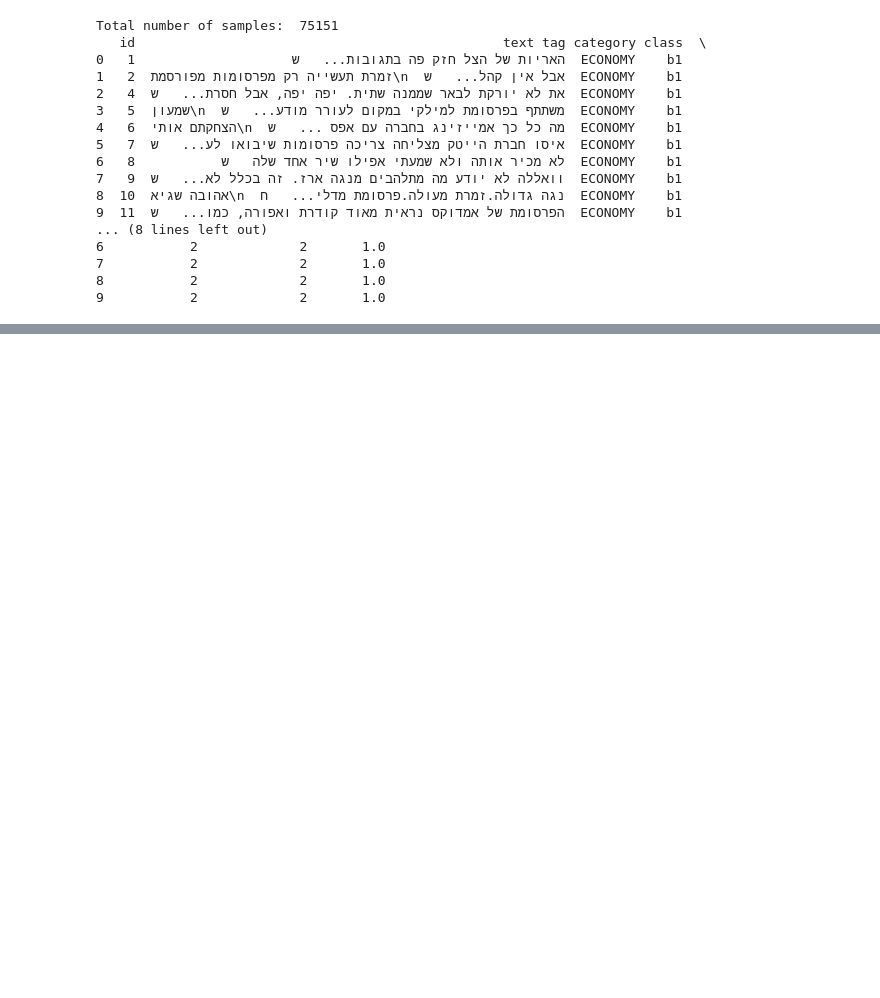
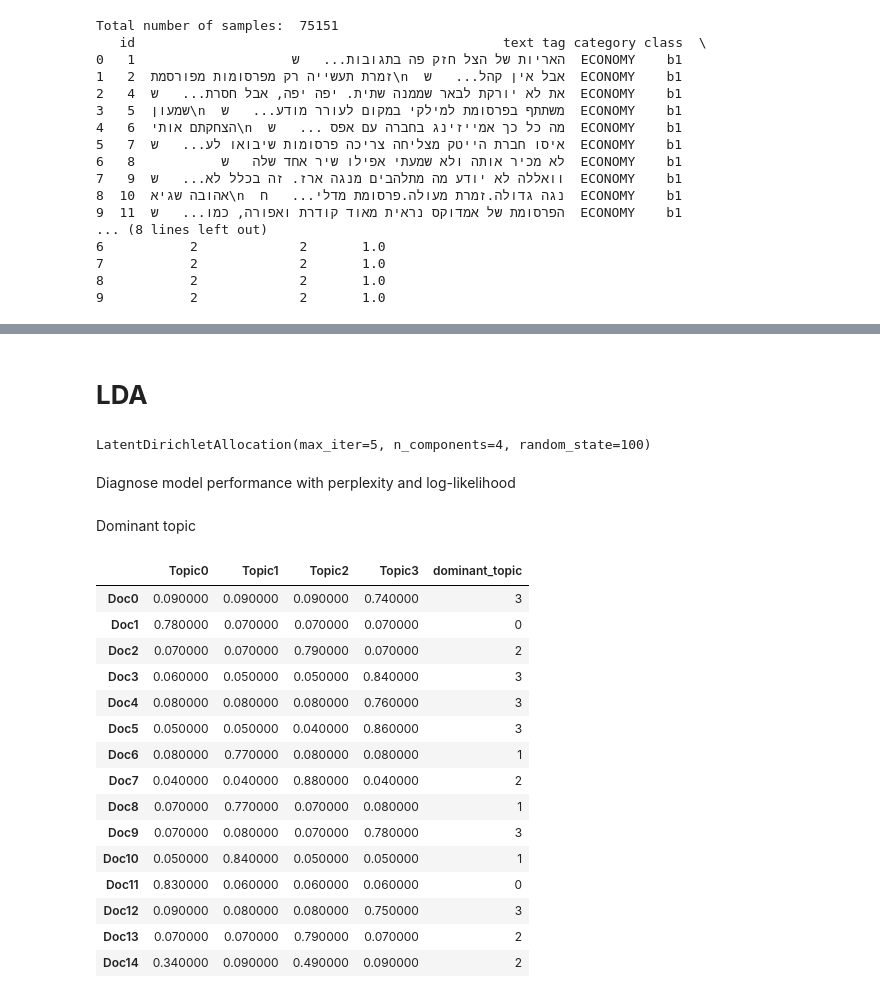
Before and after one commit to Rotem2411/alephBERTgimmelDalet, a Jupyter notebook: Latent_Dirichlet_Allocation.ipynb, the cells around one changed output, grey strips where cells are left out. Drawn from its saved outputs; the diff is of its cells as text; code cells hidden in the pictures; blank space fills up the shorter version.

```diff
--- a/Latent_Dirichlet_Allocation.ipynb
+++ b/Latent_Dirichlet_Allocation.ipynb
@@ -160,0 +96,4 @@ KeyError: 'text'
+# %%
+text_after_list = []
+for i in range(len(text_after_preprocessed)):
+    text_after_list.append(' '.join(str(e) for e in text_after_preprocessed[i]))
@@ -160,0 +102,23 @@ KeyError: 'text'
+# %%
+idx = []
+for i in range(len(text_after_list)):
+    idx.append('doc ' + str(i))
+
+tfidfvectorizer = TfidfVectorizer() # instantiate the vectorizer object
+tfidf_wm = tfidfvectorizer.fit_transform(text_after_list) # convert th documents into a matrix
+tfidf_tokens = tfidfvectorizer.get_feature_names_out()
+df_tfidfvect = pd.DataFrame(data = tfidf_wm.toarray(),index = idx, columns = tfidf_tokens)
+# %% [markdown]
+# **LDA**
+# %%
+# Build LDA Model
+lda_model = LatentDirichletAllocation(n_components=4,               # Number of topics
+                                      max_iter=5,                  # Max learning iterations
+                                      random_state=100,          # Random state
+                                     )
+lda_output = lda_model.fit_transform(df_tfidfvect)
+print(lda_model)  # Model attributes
+# %% [output]
+LatentDirichletAllocation(max_iter=5, n_components=4, random_state=100)
+# %% [markdown]
+Diagnose model performance with perplexity and log-likelihood
@@ -160,0 +132,39 @@ KeyError: 'text'
+# %% [markdown]
+Dominant topic
+# %%
+# column names
+topicnames = ["Topic" + str(i) for i in range(lda_model.n_components)]
+# index names
+docnames = ["Doc" + str(i) for i in range(len(text_after_preprocessed))]
+# Make the pandas dataframe
+df_document_topic = pd.DataFrame(np.round(lda_output, 2), columns=topicnames, index=docnames)
+# Get dominant topic for each document
+dominant_topic = np.argmax(df_document_topic.values, axis=1)
+df_document_topic['dominant_topic'] = dominant_topic
+# Styling
+def color_green(val):
+  color = 'green' if val > .8 else 'black'
+  return 'color: {col}'.format(col=color)
+def make_bold(val):
+  weight = 700 if val > .25 else 400
+  return "font-weight: {weight}".format(weight=weight)
+# Apply Style
+df_document_topics = df_document_topic.head(15).style.applymap(color_green).applymap(make_bold)
+df_document_topics
+# %% [output]
+|  | Topic0 | Topic1 | Topic2 | Topic3 | dominant_topic |
+| Doc0 | 0.090000 | 0.090000 | 0.090000 | 0.740000 | 3 |
+| Doc1 | 0.780000 | 0.070000 | 0.070000 | 0.070000 | 0 |
+| Doc2 | 0.070000 | 0.070000 | 0.790000 | 0.070000 | 2 |
+| Doc3 | 0.060000 | 0.050000 | 0.050000 | 0.840000 | 3 |
+| Doc4 | 0.080000 | 0.080000 | 0.080000 | 0.760000 | 3 |
+| Doc5 | 0.050000 | 0.050000 | 0.040000 | 0.860000 | 3 |
+| Doc6 | 0.080000 | 0.770000 | 0.080000 | 0.080000 | 1 |
+| Doc7 | 0.040000 | 0.040000 | 0.880000 | 0.040000 | 2 |
+| Doc8 | 0.070000 | 0.770000 | 0.070000 | 0.080000 | 1 |
+| Doc9 | 0.070000 | 0.080000 | 0.070000 | 0.780000 | 3 |
+| Doc10 | 0.050000 | 0.840000 | 0.050000 | 0.050000 | 1 |
+| Doc11 | 0.830000 | 0.060000 | 0.060000 | 0.060000 | 0 |
+| Doc12 | 0.090000 | 0.080000 | 0.080000 | 0.750000 | 3 |
+| Doc13 | 0.070000 | 0.070000 | 0.790000 | 0.070000 | 2 |
+| Doc14 | 0.340000 | 0.090000 | 0.490000 | 0.090000 | 2 |
```
Also changed, not shown: parts of 30 cells of this notebook.
